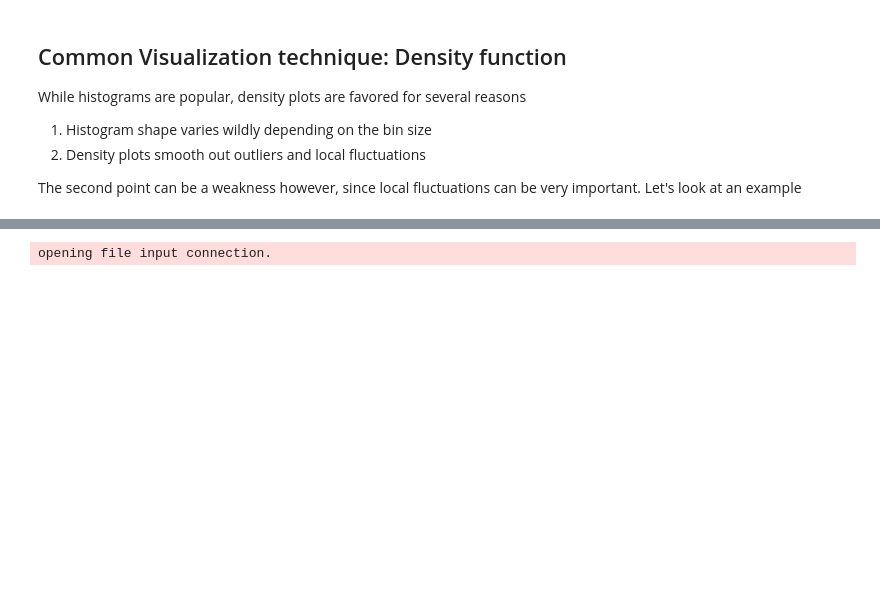
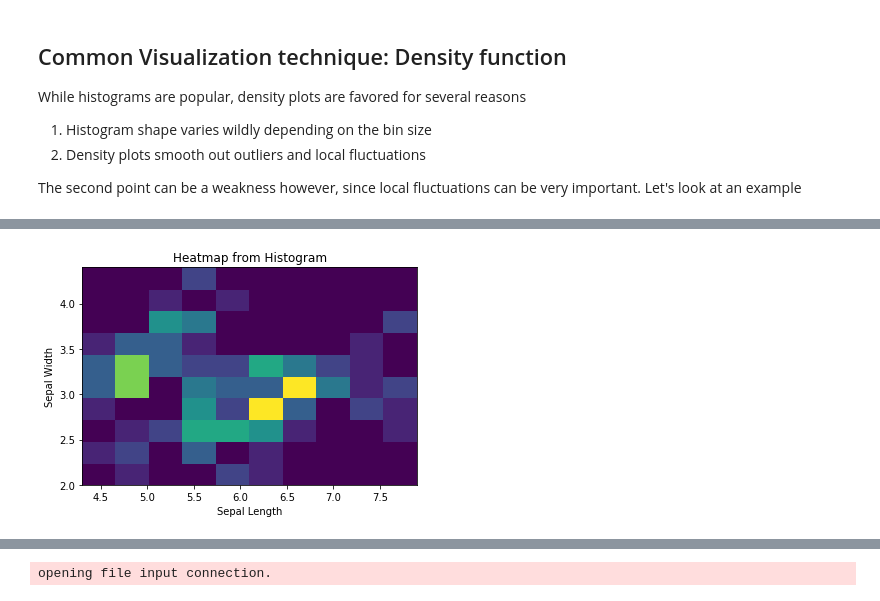
Before and after one commit to CornellDataScience/training-program-FA17, a Jupyter notebook: notes/LECTURE 3.ipynb, the cells around one changed output, grey strips where cells are left out. Cells and saved outputs as stored; diff of their text form; code cells hidden in the pictures; blank space fills up the shorter version.

```diff
--- a/notes/LECTURE 3.ipynb
+++ b/notes/LECTURE 3.ipynb
@@ -181,0 +176,12 @@ The next part of the lecture notes will be using the dataset from Yelp: more spe
+# %%
+#Gaussian heatmap 2
+fig5 = plt.figure()
+Z, hmx, hmy = np.histogram2d(X['Sepal Length'],X['Sepal Width'])
+plt.title('Heatmap from Histogram')
+plt.xlabel('Sepal Length')
+plt.ylabel('Sepal Width')
+plt.pcolormesh(hmx,hmy,Z.T)
+plt.savefig('gaussian_heatmap.png',bbox_inches='tight')
+plt.show()
+# %% [output]
+[figure, added]
```
Also changed, not shown: parts of 24 cells of this notebook.
